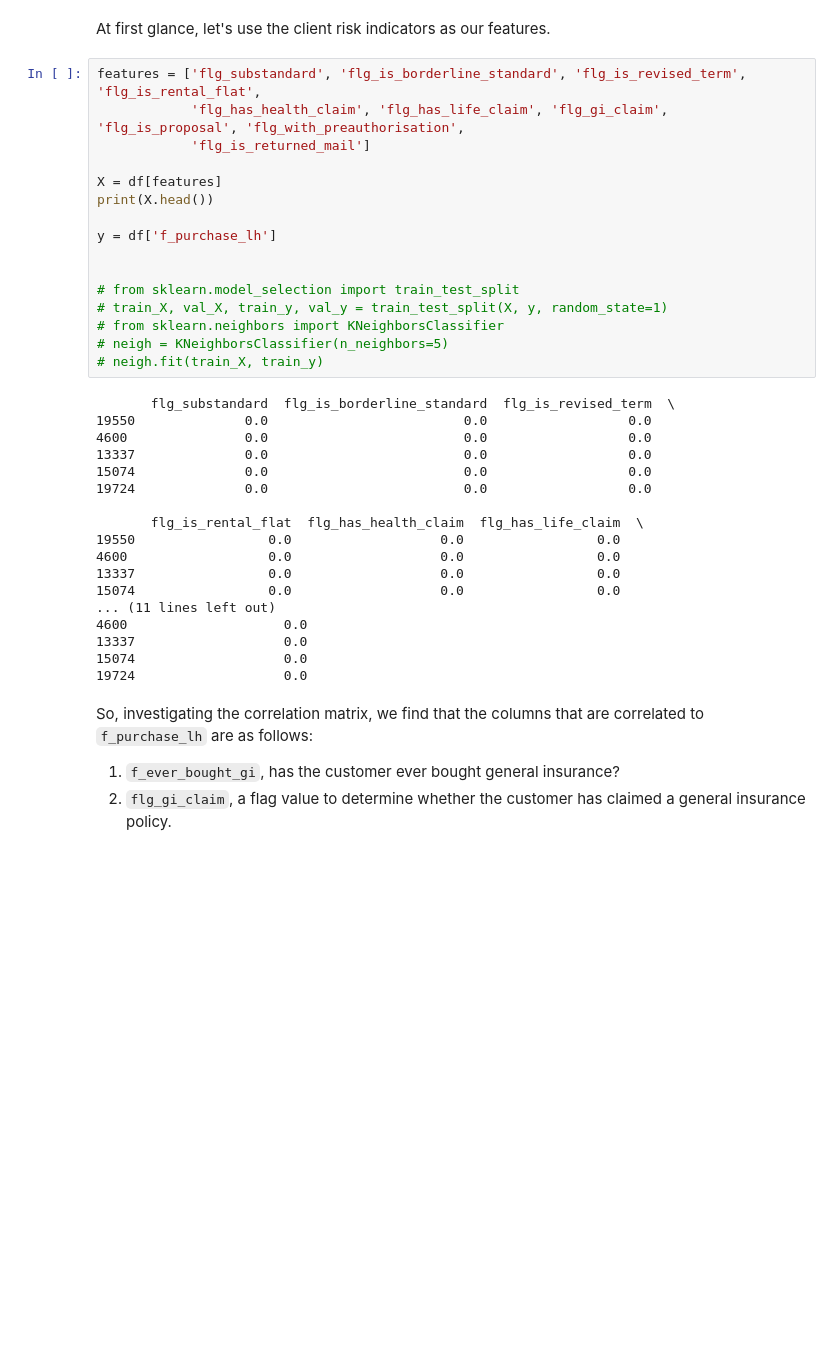
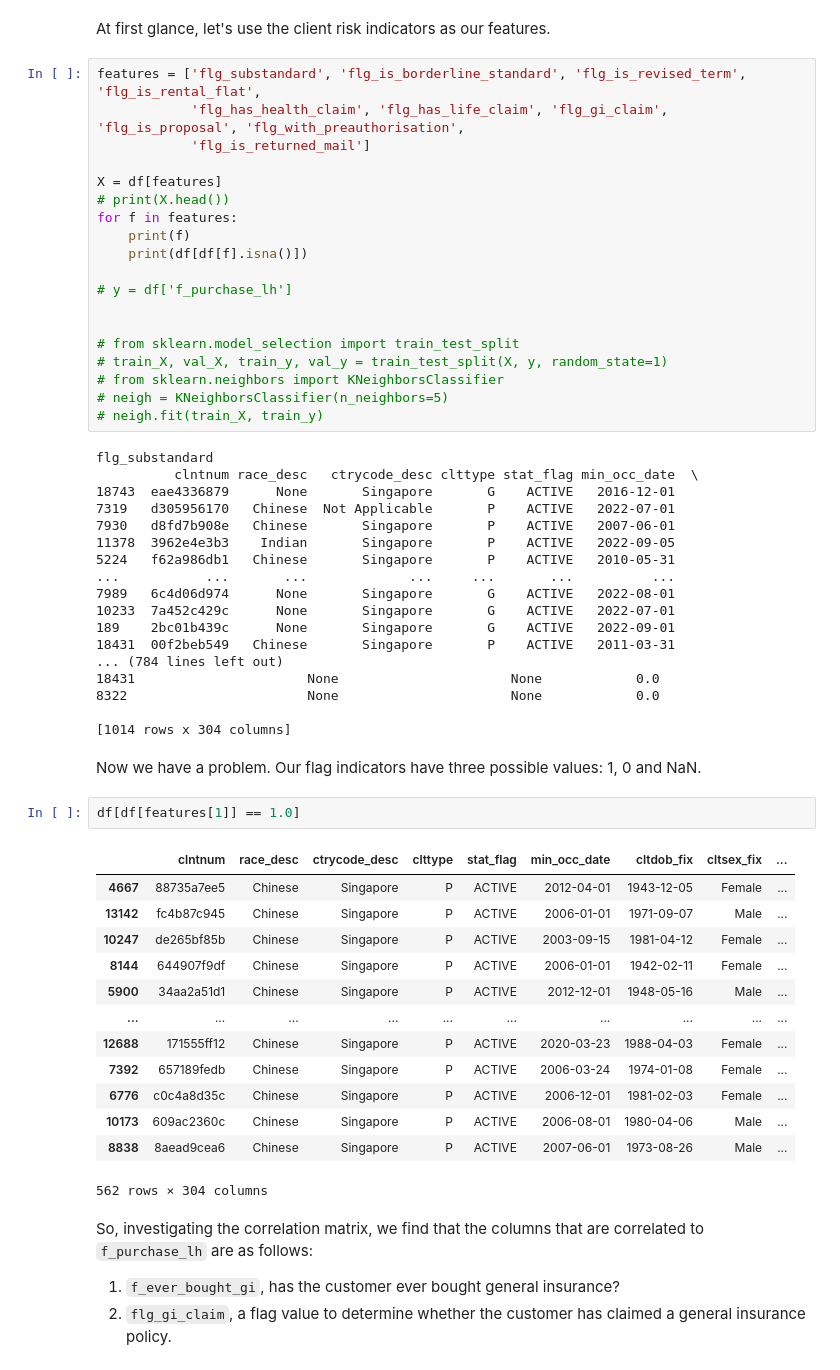
Before and after one commit to abnerthen/NUS-SDS-Datathon-Singlife, a Jupyter notebook: NUS_DATATHON_SINGLIFE_TEAM NAME.ipynb, the cells around one changed output. Cells and saved outputs as stored; diff of their text form; blank space fills up the shorter version.

```diff
--- a/NUS_DATATHON_SINGLIFE_TEAM NAME.ipynb
+++ b/NUS_DATATHON_SINGLIFE_TEAM NAME.ipynb
@@ -71,9 +71,12 @@ features = ['flg_substandard', 'flg_is_borderline_standard', 'flg_is_revised_ter
             'flg_is_returned_mail']
 
 X = df[features]
-print(X.head())
+# print(X.head())
+for f in features:
+    print(f)
+    print(df[df[f].isna()])
 
-y = df['f_purchase_lh']
+# y = df['f_purchase_lh']
 
 
 # from sklearn.model_selection import train_test_split
@@ -82,23 +85,41 @@ y = df['f_purchase_lh']
 # neigh = KNeighborsClassifier(n_neighbors=5)
 # neigh.fit(train_X, train_y)
 # %% [output]
-       flg_substandard  flg_is_borderline_standard  flg_is_revised_term  \
-19550              0.0                         0.0                  0.0
-4600               0.0                         0.0                  0.0
-13337              0.0                         0.0                  0.0
-15074              0.0                         0.0                  0.0
-19724              0.0                         0.0                  0.0
+flg_substandard
+          clntnum race_desc   ctrycode_desc clttype stat_flag min_occ_date  \
+18743  eae4336879      None       Singapore       G    ACTIVE   2016-12-01
+7319   d305956170   Chinese  Not Applicable       P    ACTIVE   2022-07-01
+7930   d8fd7b908e   Chinese       Singapore       P    ACTIVE   2007-06-01
+11378  3962e4e3b3    Indian       Singapore       P    ACTIVE   2022-09-05
+5224   f62a986db1   Chinese       Singapore       P    ACTIVE   2010-05-31
+...           ...       ...             ...     ...       ...          ...
+7989   6c4d06d974      None       Singapore       G    ACTIVE   2022-08-01
+10233  7a452c429c      None       Singapore       G    ACTIVE   2022-07-01
+189    2bc01b439c      None       Singapore       G    ACTIVE   2022-09-01
+18431  00f2beb549   Chinese       Singapore       P    ACTIVE   2011-03-31
+... (784 lines left out)
+18431                      None                      None            0.0
+8322                       None                      None            0.0
 
-       flg_is_rental_flat  flg_has_health_claim  flg_has_life_claim  \
-19550                 0.0                   0.0                 0.0
-4600                  0.0                   0.0                 0.0
-13337                 0.0                   0.0                 0.0
-15074                 0.0                   0.0                 0.0
-... (11 lines left out)
-4600                    0.0
-13337                   0.0
-15074                   0.0
-19724                   0.0
+[1014 rows x 304 columns]
+# %% [markdown]
+Now we have a problem.  Our flag indicators have three possible values: 1, 0 and NaN.
+# %%
+df[df[features[1]] == 1.0]
+# %% [output]
+|  | clntnum | race_desc | ctrycode_desc | clttype | stat_flag | min_occ_date | cltdob_fix | cltsex_fix | ... |
+| 4667 | 88735a7ee5 | Chinese | Singapore | P | ACTIVE | 2012-04-01 | 1943-12-05 | Female | ... |
+| 13142 | fc4b87c945 | Chinese | Singapore | P | ACTIVE | 2006-01-01 | 1971-09-07 | Male | ... |
+| 10247 | de265bf85b | Chinese | Singapore | P | ACTIVE | 2003-09-15 | 1981-04-12 | Female | ... |
+| 8144 | 644907f9df | Chinese | Singapore | P | ACTIVE | 2006-01-01 | 1942-02-11 | Female | ... |
+| 5900 | 34aa2a51d1 | Chinese | Singapore | P | ACTIVE | 2012-12-01 | 1948-05-16 | Male | ... |
+| ... | ... | ... | ... | ... | ... | ... | ... | ... | ... |
+| 12688 | 171555ff12 | Chinese | Singapore | P | ACTIVE | 2020-03-23 | 1988-04-03 | Female | ... |
+| 7392 | 657189fedb | Chinese | Singapore | P | ACTIVE | 2006-03-24 | 1974-01-08 | Female | ... |
+| 6776 | c0c4a8d35c | Chinese | Singapore | P | ACTIVE | 2006-12-01 | 1981-02-03 | Female | ... |
+| 10173 | 609ac2360c | Chinese | Singapore | P | ACTIVE | 2006-08-01 | 1980-04-06 | Male | ... |
+| 8838 | 8aead9cea6 | Chinese | Singapore | P | ACTIVE | 2007-06-01 | 1973-08-26 | Male | ... |
+562 rows × 304 columns
 # %% [markdown]
 So, investigating the correlation matrix, we find that the columns that are correlated to `f_purchase_lh` are as follows:
 1. `f_ever_bought_gi`, has the customer ever bought general insurance?
```
Also changed, not shown: parts of 1 cell of this notebook.
